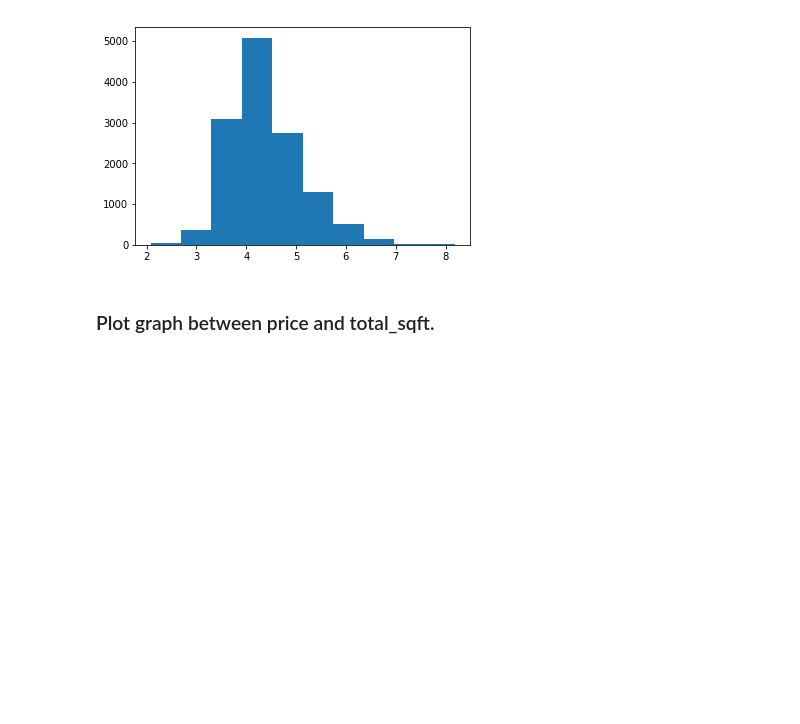
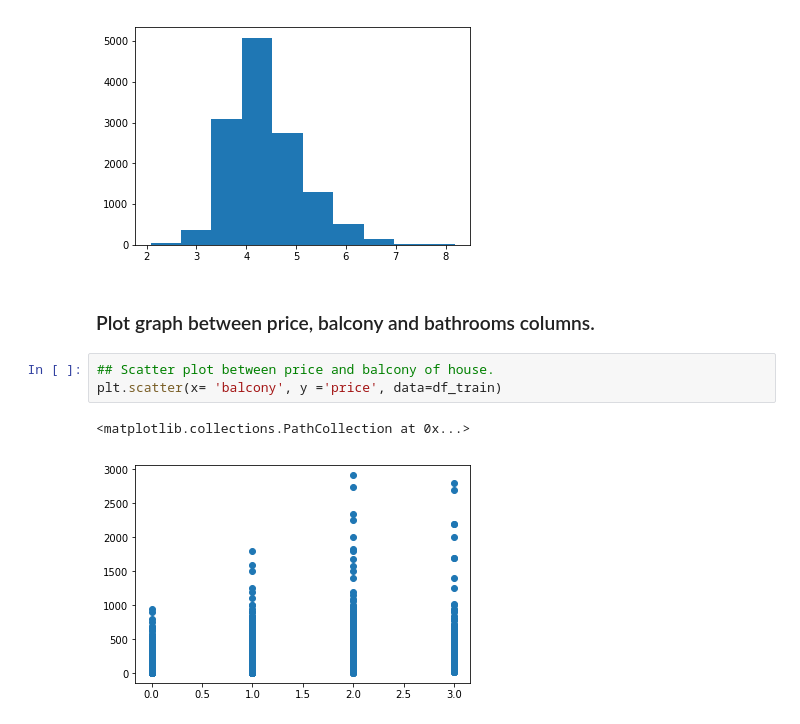
Before and after one commit to ShuklaPrashant21/House-Price-Prediction-Hackathon, a Jupyter notebook: House_Price_Prediction.ipynb, the cells around one changed output. Saved outputs shown, nothing was run; the diff lists cells and outputs as text; blank space fills up the shorter version.

```diff
--- a/House_Price_Prediction.ipynb
+++ b/House_Price_Prediction.ipynb
@@ -184,4 +234,10 @@ plt.show()
 # %% [output]
 [figure]
 # %% [markdown]
-### Plot graph between price and total_sqft.
+### Plot graph between price, balcony and bathrooms columns.
+# %%
+## Scatter plot between price and balcony of house.
+plt.scatter(x= 'balcony', y ='price', data=df_train)
+# %% [output]
+<matplotlib.collections.PathCollection at 0x...>
+[figure, added]
```
Also changed, not shown: parts of 51 cells of this notebook.
